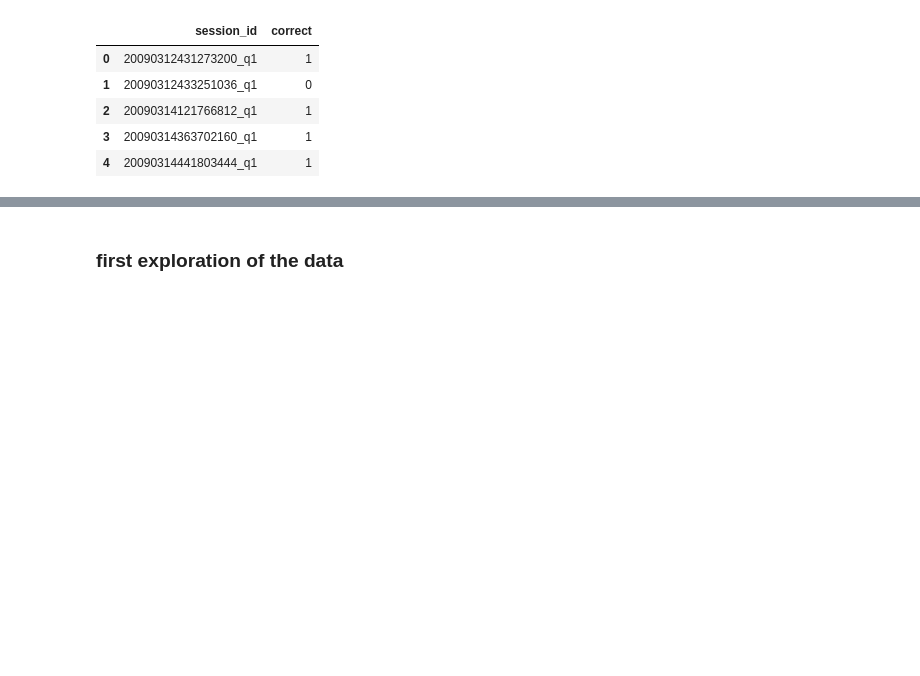
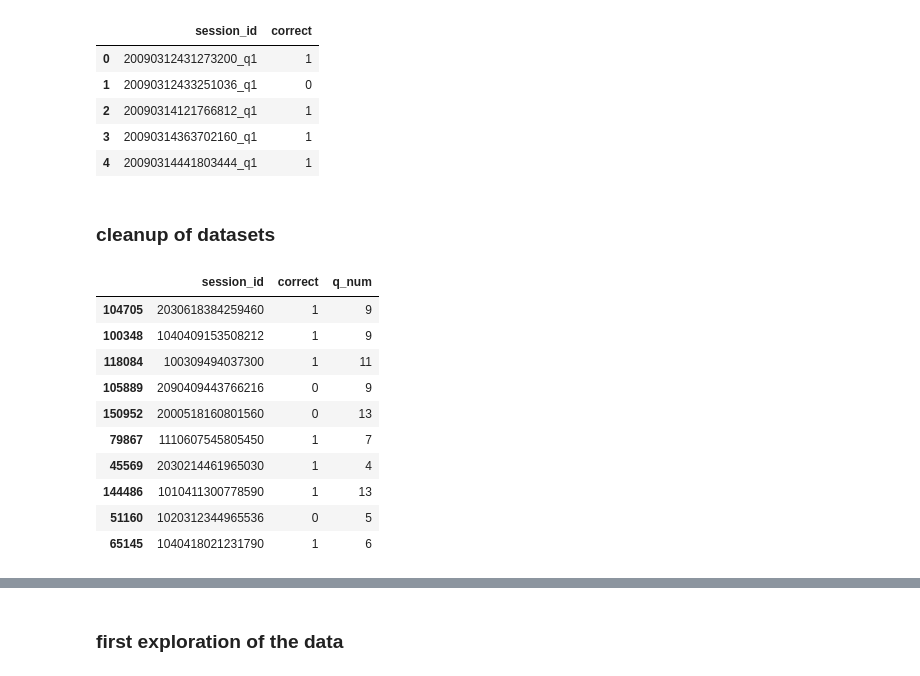
Before and after one commit to ericajstevenson/Predict_Student_Performance, a Jupyter notebook: EDA.ipynb, the cells around one changed output, grey strips where cells are left out. Cells and saved outputs as stored; diff of their text form; code cells hidden in the pictures; blank space fills up the shorter version.

```diff
--- a/EDA.ipynb
+++ b/EDA.ipynb
@@ -41,3 +43,23 @@ labels.head()
 | 2 | 20090314121766812_q1 | 1 |
 | 3 | 20090314363702160_q1 | 1 |
 | 4 | 20090314441803444_q1 | 1 |
+# %% [markdown]
+### cleanup of datasets
+# %%
+# LABELS
+# split session id column into session number and question number
+labels['q_num'] = labels['session_id'].apply(lambda x: int(x.split('_')[-1][1:]))
+labels['session_id'] = labels['session_id'].apply(lambda x: int(x.split('_')[0][1:]))
+labels.sample(10)
+# %% [output]
+|  | session_id | correct | q_num |
+| 104705 | 2030618384259460 | 1 | 9 |
+| 100348 | 1040409153508212 | 1 | 9 |
+| 118084 | 100309494037300 | 1 | 11 |
+| 105889 | 2090409443766216 | 0 | 9 |
+| 150952 | 2000518160801560 | 0 | 13 |
+| 79867 | 1110607545805450 | 1 | 7 |
+| 45569 | 2030214461965030 | 1 | 4 |
+| 144486 | 1010411300778590 | 1 | 13 |
+| 51160 | 1020312344965536 | 0 | 5 |
+| 65145 | 1040418021231790 | 1 | 6 |
```
Also changed, not shown: parts of 15 cells of this notebook.
